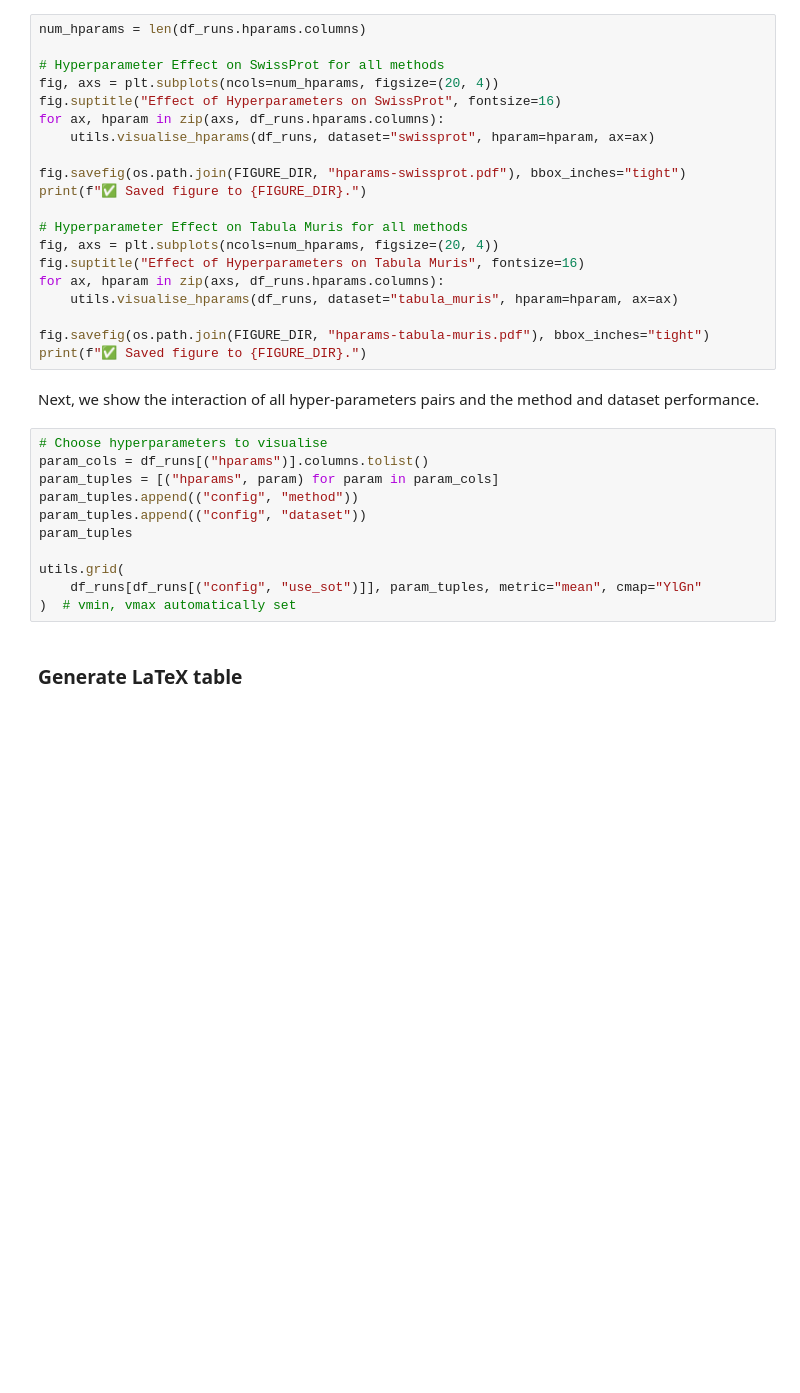
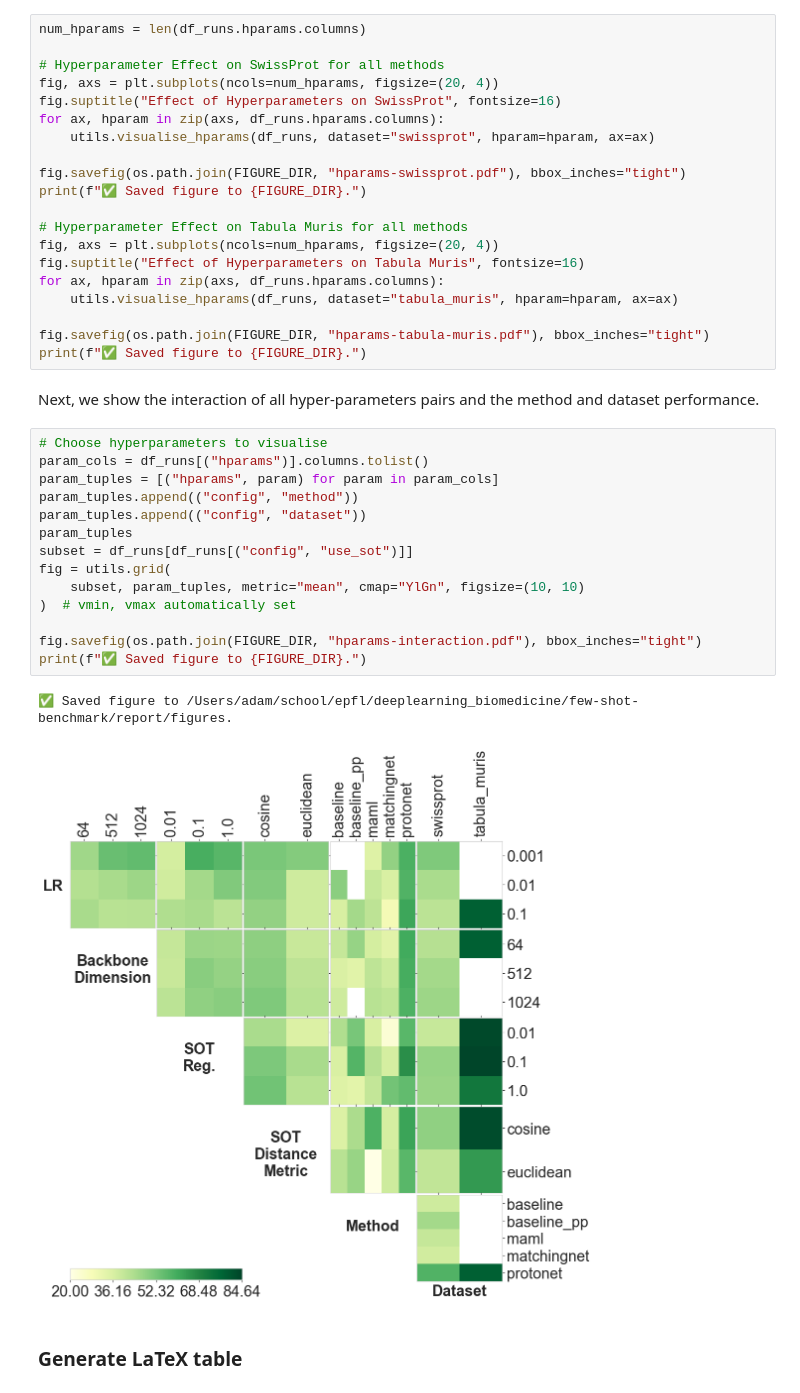
Before and after one commit to mikasenghaas/few-shot-benchmark, a Jupyter notebook: notebooks/analysis.ipynb, the cells around one changed output. Saved outputs shown, nothing was run; the diff lists cells and outputs as text; blank space fills up the shorter version.

Commit message:
improved figure

```diff
--- a/notebooks/analysis.ipynb
+++ b/notebooks/analysis.ipynb
@@ -382,14 +411,20 @@ dataset performance.
 # %%
 # Choose hyperparameters to visualise
 param_cols = df_runs[("hparams")].columns.tolist()
 param_tuples = [("hparams", param) for param in param_cols]
 param_tuples.append(("config", "method"))
 param_tuples.append(("config", "dataset"))
 param_tuples
+subset = df_runs[df_runs[("config", "use_sot")]]
+fig = utils.grid(
+    subset, param_tuples, metric="mean", cmap="YlGn", figsize=(10, 10)
+)  # vmin, vmax automatically set
 
-utils.grid(
-    df_runs[df_runs[("config", "use_sot")]], param_tuples, metric="mean", cmap="YlGn"
-)  # vmin, vmax automatically set
+fig.savefig(os.path.join(FIGURE_DIR, "hparams-interaction.pdf"), bbox_inches="tight")
+print(f"✅ Saved figure to {FIGURE_DIR}.")
+# %% [output]
+✅ Saved figure to /Users/adam/school/epfl/deeplearning_biomedicine/few-shot-benchmark/report/figures.
+[figure, added]
 # %% [markdown]
 ### Generate LaTeX table
 # %%
```
Also changed, not shown: parts of 5 cells of this notebook, 2 other files.
